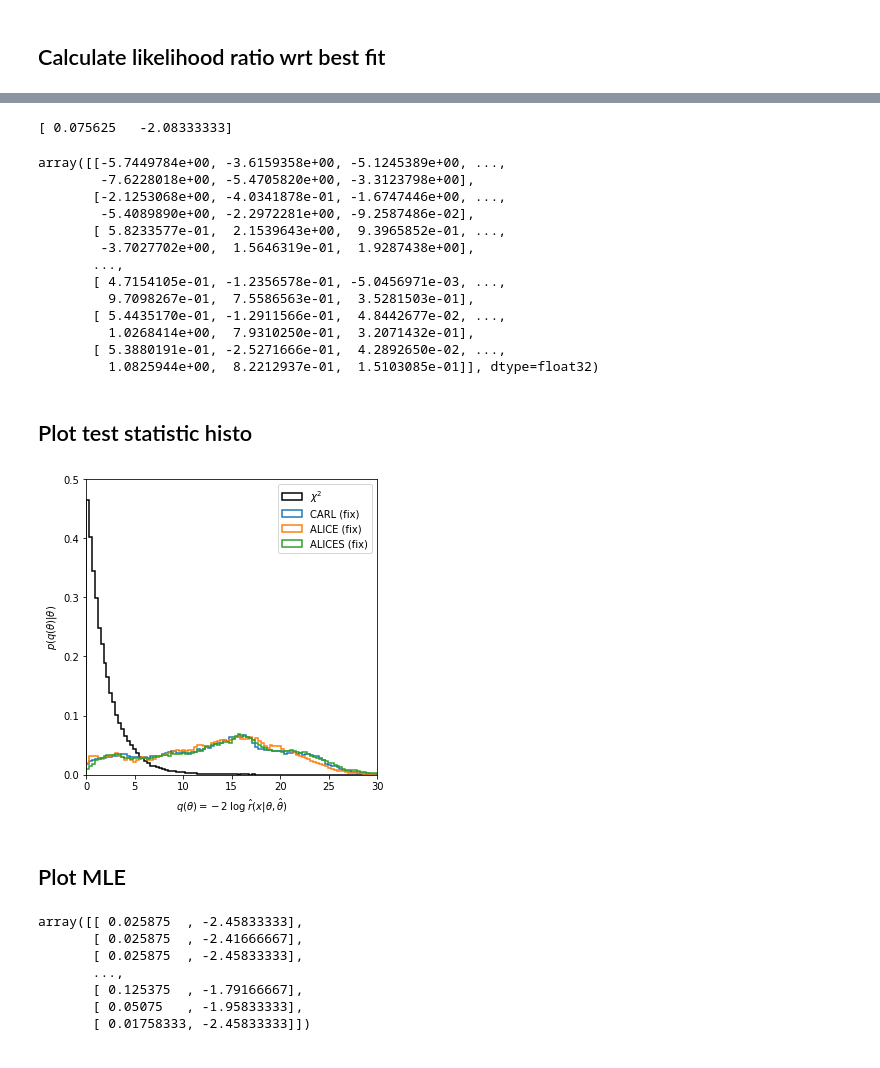
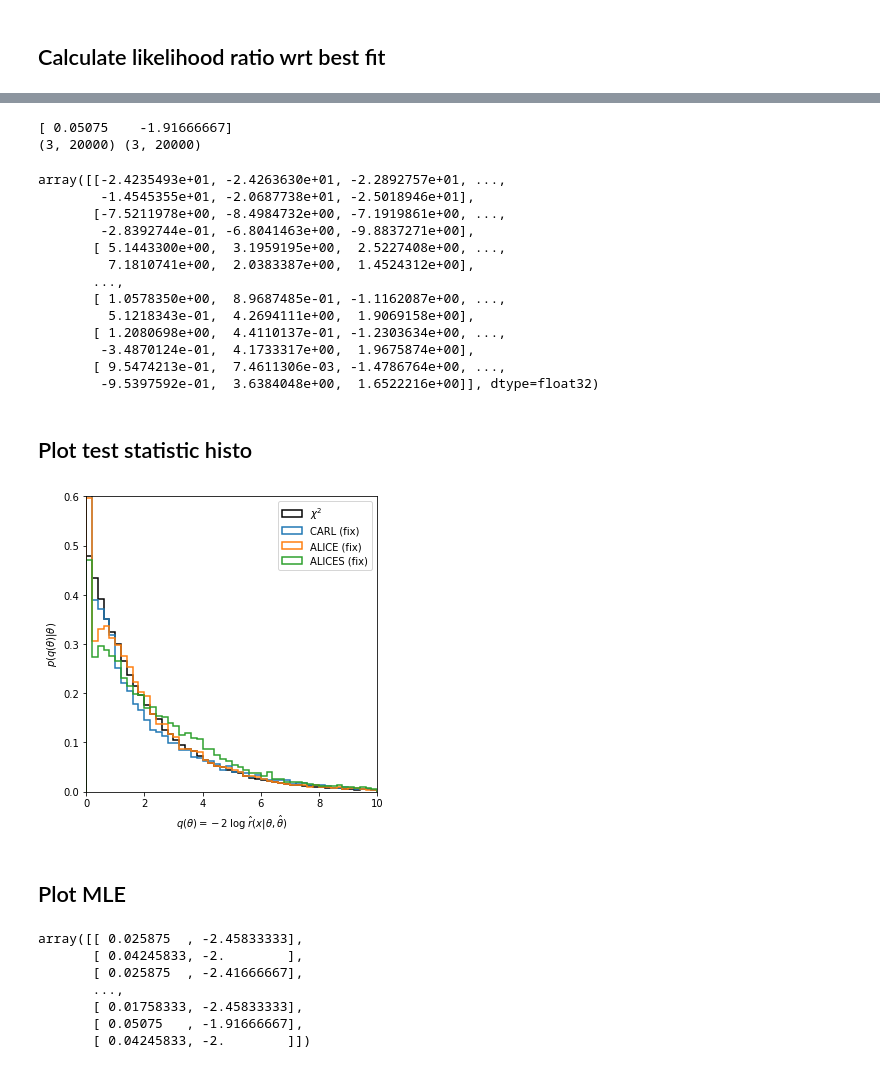
Before and after one commit to smsharma/mining-for-substructure-lens, a Jupyter notebook: notebooks/06_asymptotics.ipynb, the cells around one changed output, grey strips where cells are left out. Saved outputs shown, nothing was run; the diff lists cells and outputs as text; code cells hidden in the pictures.

```diff
--- a/notebooks/06_asymptotics.ipynb
+++ b/notebooks/06_asymptotics.ipynb
@@ -8,3 +10,5 @@ from scipy.stats import norm, chi2
+# %%
+n_samples_per_measurement = 5
 # %% [markdown]
 ## Data
 # %%
@@ -44,0 +52,4 @@ llrs = np.array(llrs)
+# %%
+llrs = llrs.reshape(llrs.shape[0], llrs.shape[1], -1, n_samples_per_measurement)
+llrs = np.sum(llrs, axis=3)
+llrs.shape
@@ -73,79 +86,81 @@ ALICES (fix) [ 0.01758333 -2.41666667] 0.16259
 # %%
-idx_true = 259
-llr_true = llrs[:, idx_true]
+idx_true = 356
 print(theta_grid[idx_true])
+llr_true = llrs[:, idx_true, :]
 llr_mle = np.max(llrs, axis=1)
+print(llr_true.shape, llr_mle.shape)
 # %% [output]
-[ 0.075625   -2.08333333]
+[ 0.05075    -1.91666667]
+(3, 20000) (3, 20000)
 # %%
 q = -2. * (llr_true - llr_mle)
 # %%
 llrs[0]
 # %% [output]
-array([[-5.7449784e+00, -3.6159358e+00, -5.1245389e+00, ...,
-        -7.6228018e+00, -5.4705820e+00, -3.3123798e+00],
-       [-2.1253068e+00, -4.0341878e-01, -1.6747446e+00, ...,
-        -5.4089890e+00, -2.2972281e+00, -9.2587486e-02],
-       [ 5.8233577e-01,  2.1539643e+00,  9.3965852e-01, ...,
-        -3.7027702e+00,  1.5646319e-01,  1.9287438e+00],
+array([[-2.4235493e+01, -2.4263630e+01, -2.2892757e+01, ...,
+        -1.4545355e+01, -2.0687738e+01, -2.5018946e+01],
+       [-7.5211978e+00, -8.4984732e+00, -7.1919861e+00, ...,
+        -2.8392744e-01, -6.8041463e+00, -9.8837271e+00],
+       [ 5.1443300e+00,  3.1959195e+00,  2.5227408e+00, ...,
+         7.1810741e+00,  2.0383387e+00,  1.4524312e+00],
        ...,
-       [ 4.7154105e-01, -1.2356578e-01, -5.0456971e-03, ...,
-         9.7098267e-01,  7.5586563e-01,  3.5281503e-01],
-       [ 5.4435170e-01, -1.2911566e-01,  4.8442677e-02, ...,
-         1.0268414e+00,  7.9310250e-01,  3.2071432e-01],
-       [ 5.3880191e-01, -2.5271666e-01,  4.2892650e-02, ...,
-         1.0825944e+00,  8.2212937e-01,  1.5103085e-01]], dtype=float32)
+       [ 1.0578350e+00,  8.9687485e-01, -1.1162087e+00, ...,
+         5.1218343e-01,  4.2694111e+00,  1.9069158e+00],
+       [ 1.2080698e+00,  4.4110137e-01, -1.2303634e+00, ...,
+        -3.4870124e-01,  4.1733317e+00,  1.9675874e+00],
+       [ 9.5474213e-01,  7.4611306e-03, -1.4786764e+00, ...,
+        -9.5397592e-01,  3.6384048e+00,  1.6522216e+00]], dtype=float32)
 # %% [markdown]
 ## Plot test statistic histo
 # %%
 qmin = 0.
-qmax = 30.
-qbins = 100
+qmax = 10.
+qbins = 50
 # %%
 wilks = chi2.rvs(size=100000, df=2)
 # %%
 fig = plt.figure(figsize=(5,5))
 ax = plt.gca()
 
 plt.hist(
     wilks, range=(qmin, qmax), bins=qbins,
     histtype="step", density=True,
     lw=1.5, color="black",
     label=r"$\chi^2$"
 )
 for i in range(nmethods):
     plt.hist(
         q[i], range=(qmin, qmax), bins=qbins,
         histtype="step", density=True,
         lw=1.5, color="C{}".format(i),
         label=labels[i]
     )
 
 plt.legend()
 
 #ax.set_yscale("log")
 plt.xlim(qmin, qmax)
-plt.ylim(0., .5)
+plt.ylim(0., .6)
 
 plt.xlabel(r"$q(\theta) = -2\; \log \; \hat{r}(x|\theta, \hat{\theta})$")
 plt.ylabel(r"$p(q(\theta) | \theta)$")
 
 plt.tight_layout()
 plt.savefig("../figures/chi_squared.pdf")
 # %% [output]
-[figure, old version]
+[figure, new version]
 # %% [markdown]
 ## Plot MLE
 # %%
 theta_mle[0]
 # %% [output]
 array([[ 0.025875  , -2.45833333],
+       [ 0.04245833, -2.        ],
        [ 0.025875  , -2.41666667],
-       [ 0.025875  , -2.45833333],
        ...,
-       [ 0.125375  , -1.79166667],
-       [ 0.05075   , -1.95833333],
-       [ 0.01758333, -2.45833333]])
+       [ 0.01758333, -2.45833333],
+       [ 0.05075   , -1.91666667],
+       [ 0.04245833, -2.        ]])
 # %%
 fig = plt.figure(figsize=(nmethods * 5, 4.))
 
```
Also changed, not shown: parts of 5 cells of this notebook, 8 other files.
